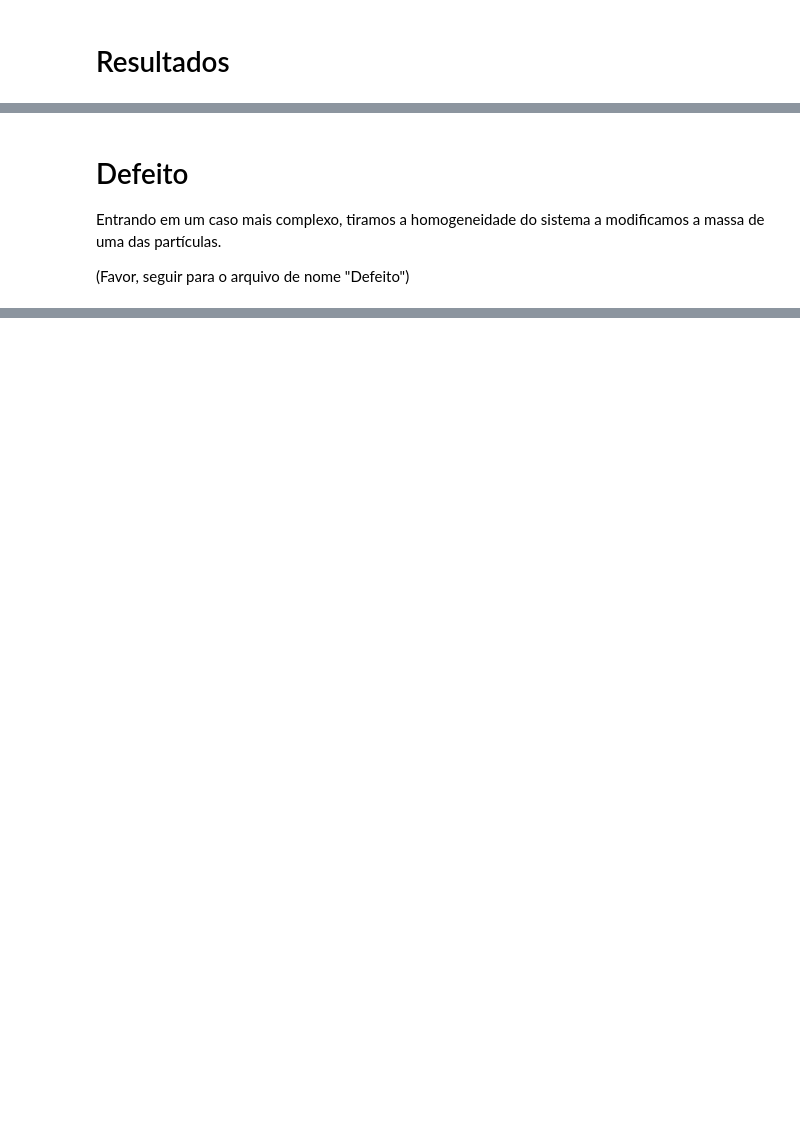
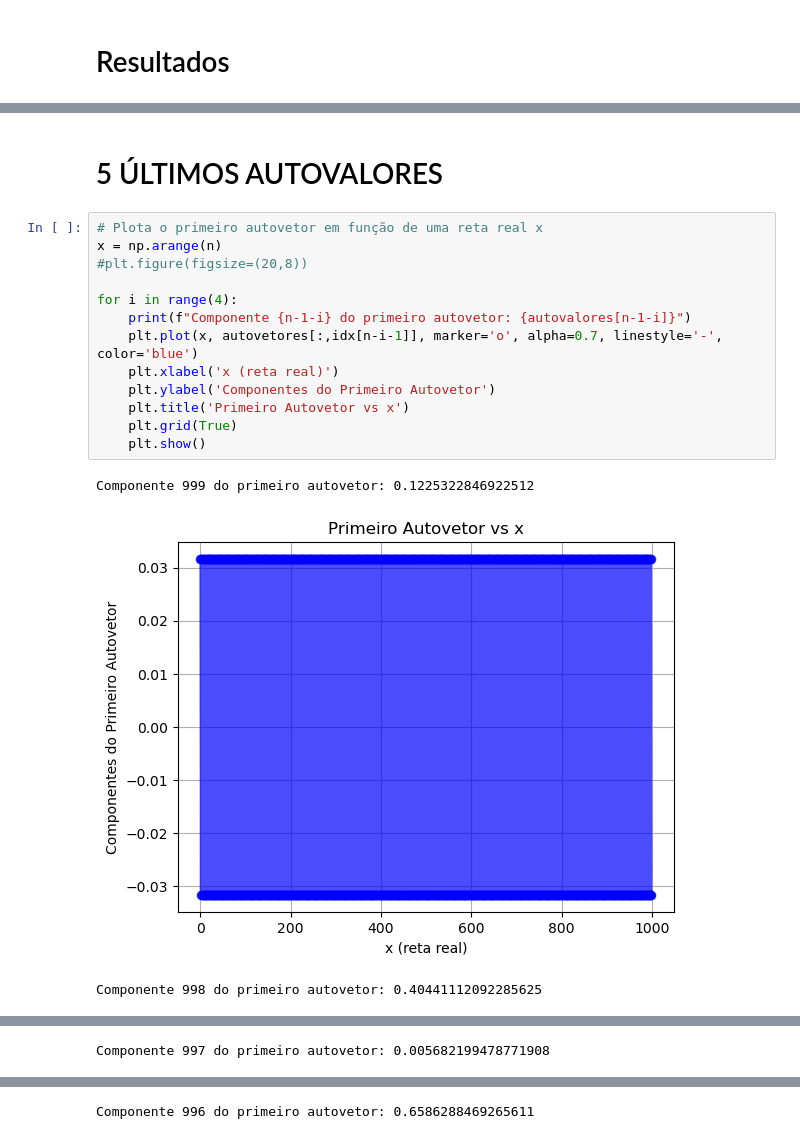
Before and after one commit to enzo-souza/Autovalores-e-Autovetores-de-um-sistema-massa-mola-circular, a Jupyter notebook: homogêneo.ipynb, the cells around one changed output, grey strips where cells are left out. Drawn from its saved outputs; the diff is of its cells as text; blank space fills up the shorter version.

```diff
--- a/homogêneo.ipynb
+++ b/homogêneo.ipynb
@@ -247,6 +195,19 @@ a lista de autovetores relativa ao menor autovalor é: []
-# %% [markdown]
-# Defeito
-
-Entrando em um caso mais complexo, tiramos a homogeneidade do sistema a modificamos a massa de uma das partículas.
-
-(Favor, seguir para o arquivo de nome "Defeito")
+# %% [markdown]
+# 5 ÚLTIMOS AUTOVALORES
+# %%
+# Plota o primeiro autovetor em função de uma reta real x
+x = np.arange(n)
+#plt.figure(figsize=(20,8))
+
+for i in range(4):
+    print(f"Componente {n-1-i} do primeiro autovetor: {autovalores[n-1-i]}")
+    plt.plot(x, autovetores[:,idx[n-i-1]], marker='o', alpha=0.7, linestyle='-', color='blue')
+    plt.xlabel('x (reta real)')
+    plt.ylabel('Componentes do Primeiro Autovetor')
+    plt.title('Primeiro Autovetor vs x')
+    plt.grid(True)
+    plt.show()
+# %% [output]
+Componente 999 do primeiro autovetor: 0.1225322846922512
+[figure, added]
+Componente 998 do primeiro autovetor: 0.40441112092285625
@@ -252,0 +215 @@ Entrando em um caso mais complexo, tiramos a homogeneidade do sistema a modifica
+Componente 997 do primeiro autovetor: 0.005682199478771908
@@ -252,0 +217 @@ Entrando em um caso mais complexo, tiramos a homogeneidade do sistema a modifica
+Componente 996 do primeiro autovetor: 0.6586288469265611
```
Also changed, not shown: parts of 13 cells of this notebook.
